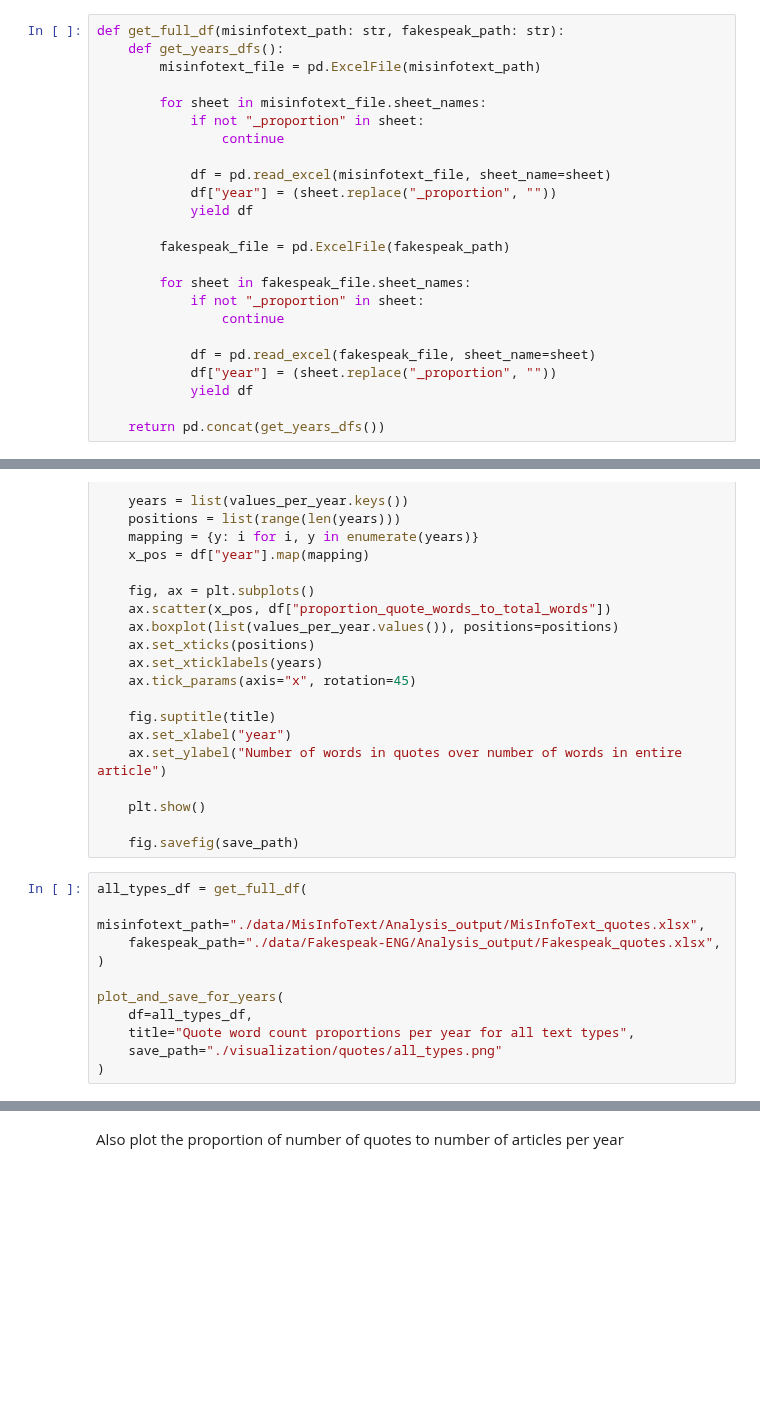
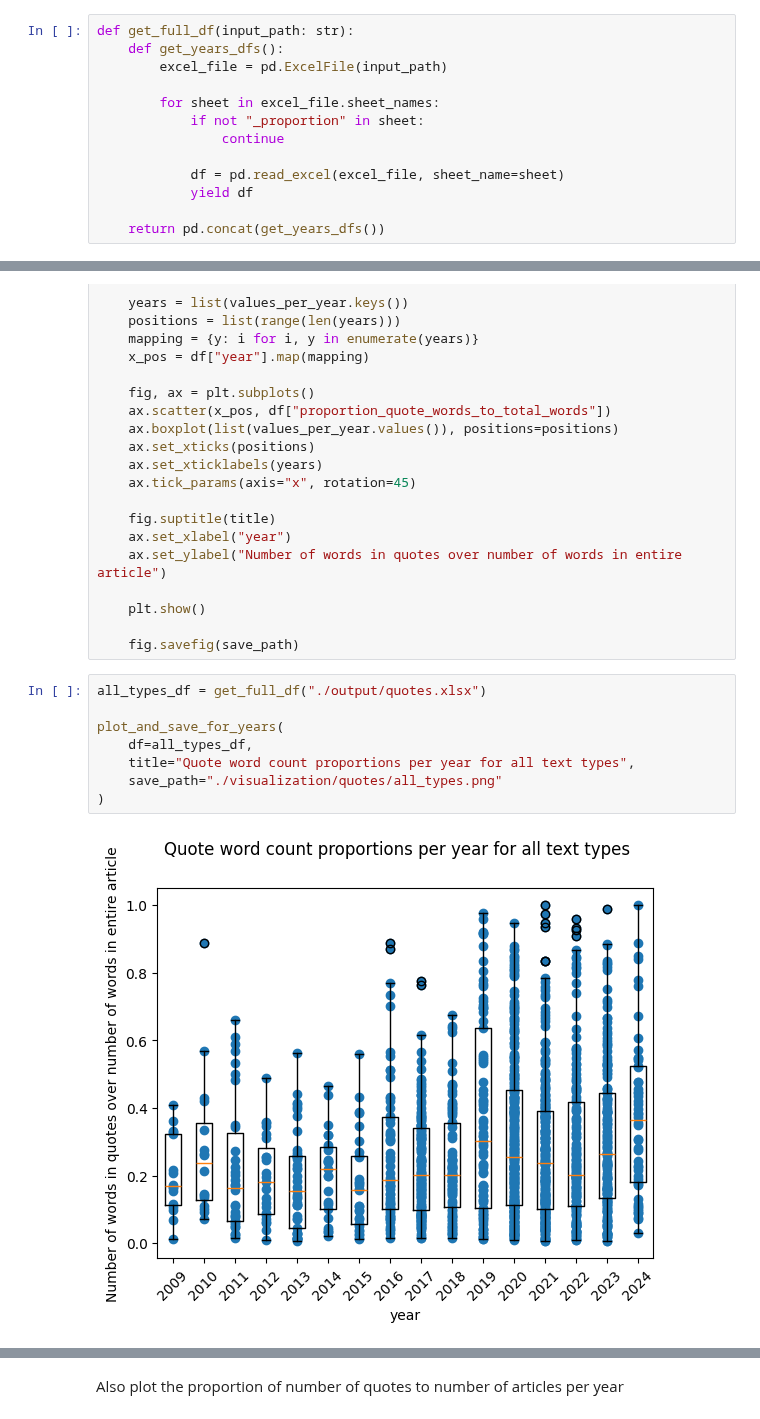
Before and after one commit to sfu-discourse-lab/fake_news_over_time, a Jupyter notebook: quotes_scatterplots.ipynb, the cells around one changed output, grey strips where cells are left out. Drawn from its saved outputs; the diff is of its cells as text; blank space fills up the shorter version.

```diff
--- a/quotes_scatterplots.ipynb
+++ b/quotes_scatterplots.ipynb
@@ -3,26 +3,15 @@ import pandas as pd
 import matplotlib.pyplot as plt
 from matplotlib.pyplot import Axes
 # %%
-def get_full_df(misinfotext_path: str, fakespeak_path: str):
+def get_full_df(input_path: str):
     def get_years_dfs():
-        misinfotext_file = pd.ExcelFile(misinfotext_path)
+        excel_file = pd.ExcelFile(input_path)
 
-        for sheet in misinfotext_file.sheet_names:
+        for sheet in excel_file.sheet_names:
             if not "_proportion" in sheet:
                 continue
 
-            df = pd.read_excel(misinfotext_file, sheet_name=sheet)
-            df["year"] = (sheet.replace("_proportion", ""))
-            yield df
-
-        fakespeak_file = pd.ExcelFile(fakespeak_path)
-
-        for sheet in fakespeak_file.sheet_names:
-            if not "_proportion" in sheet:
-                continue
-
-            df = pd.read_excel(fakespeak_file, sheet_name=sheet)
-            df["year"] = (sheet.replace("_proportion", ""))
+            df = pd.read_excel(excel_file, sheet_name=sheet)
             yield df
 
     return pd.concat(get_years_dfs())
@@ -51,14 +40,13 @@ def plot_and_save_for_years(df: pd.DataFrame, title: str, save_path: str):
 
     fig.savefig(save_path)
 # %%
-all_types_df = get_full_df(
-    misinfotext_path="./data/MisInfoText/Analysis_output/MisInfoText_quotes.xlsx",
-    fakespeak_path="./data/Fakespeak-ENG/Analysis_output/Fakespeak_quotes.xlsx",
-)
+all_types_df = get_full_df("./output/quotes.xlsx")
 
 plot_and_save_for_years(
     df=all_types_df,
     title="Quote word count proportions per year for all text types",
     save_path="./visualization/quotes/all_types.png"
 )
+# %% [output]
+[figure, added]
 # %%
```
Also changed, not shown: parts of 7 cells of this notebook, 7 other files.
